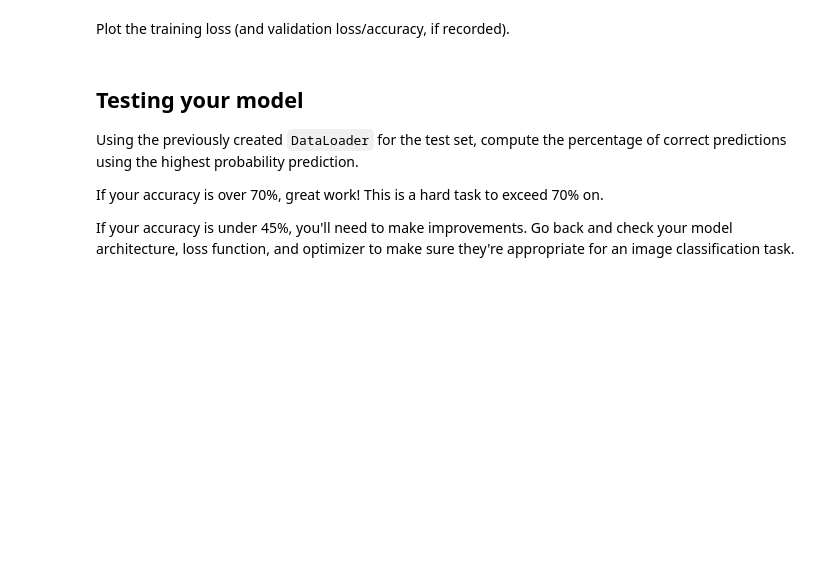
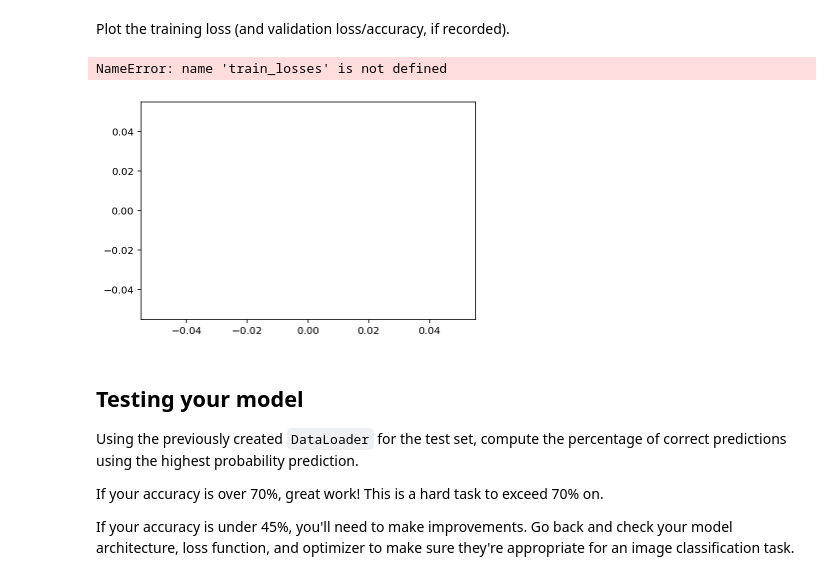
Before and after one commit to Ktoscoszjadl/Udacity_CIFAR10_Image_Classifier, a Jupyter notebook: CIFAR-10_Image_Classifier-STARTER.ipynb, the cells around one changed output. Cells and saved outputs as stored; diff of their text form; code cells hidden in the pictures; blank space fills up the shorter version.

```diff
--- a/CIFAR-10_Image_Classifier-STARTER.ipynb
+++ b/CIFAR-10_Image_Classifier-STARTER.ipynb
@@ -224,3 +224,7 @@ ResNet(
 # %%
 criterion = nn.NLLLoss()
 optimizer = optim.Adam(model.fc.parameters(), lr=0.003)
+# device = torch.device('cuda'if torch.cuda.is_available() else 'cpu')
+device = torch.device('cuda')
+print('Running on', device)
+model.to(device)
@@ -238,0 +314,16 @@ Plot the training loss (and validation loss/accuracy, if recorded).
+# %%
+## YOUR CODE HERE ##
+%matplotlib inline
+%config InlineBackend.figure_format = 'retina'
+import matplotlib.pyplot as plt
+
+plt.plot(figsize = [8,5])
+plt.plot(train_losses, label= 'training loss')
+plt.plot(test_loss, label= 'test loss')
+plt.xlabel('epochs')
+plt.ylabel('loss')
+plt.legend(frameon=False)
+plt.show()
+# %% [output]
+NameError: name 'train_losses' is not defined
+[figure, added]
```
Also changed, not shown: parts of 7 cells of this notebook.
